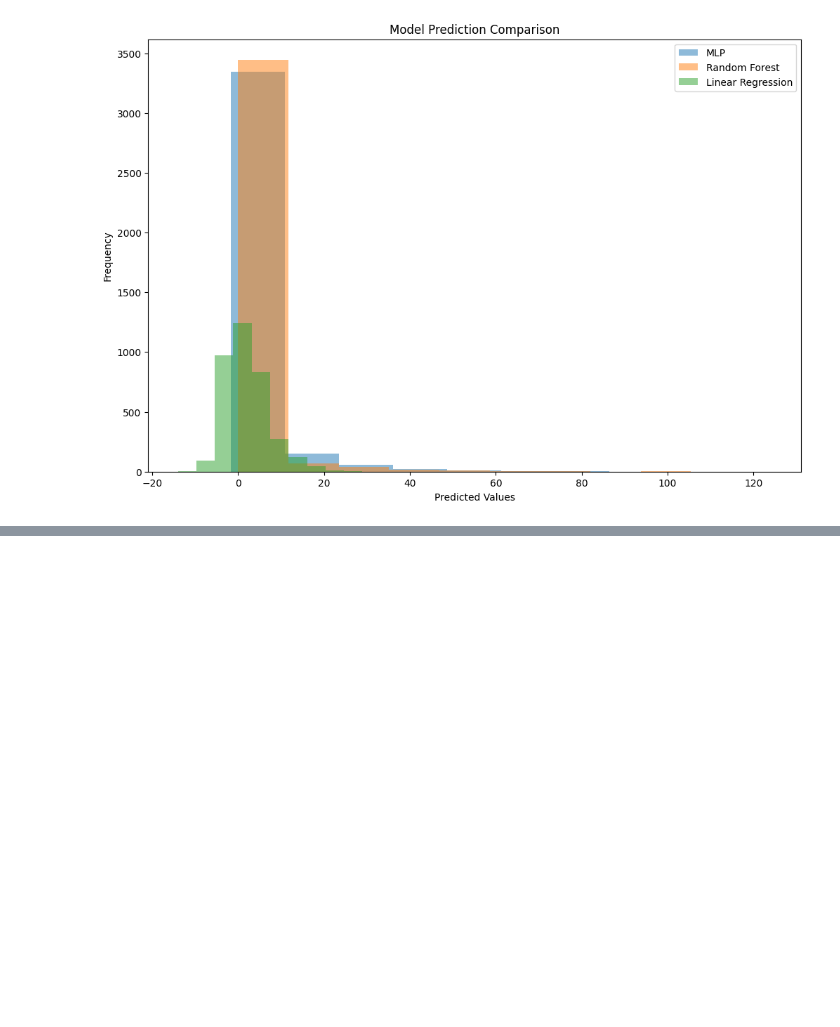
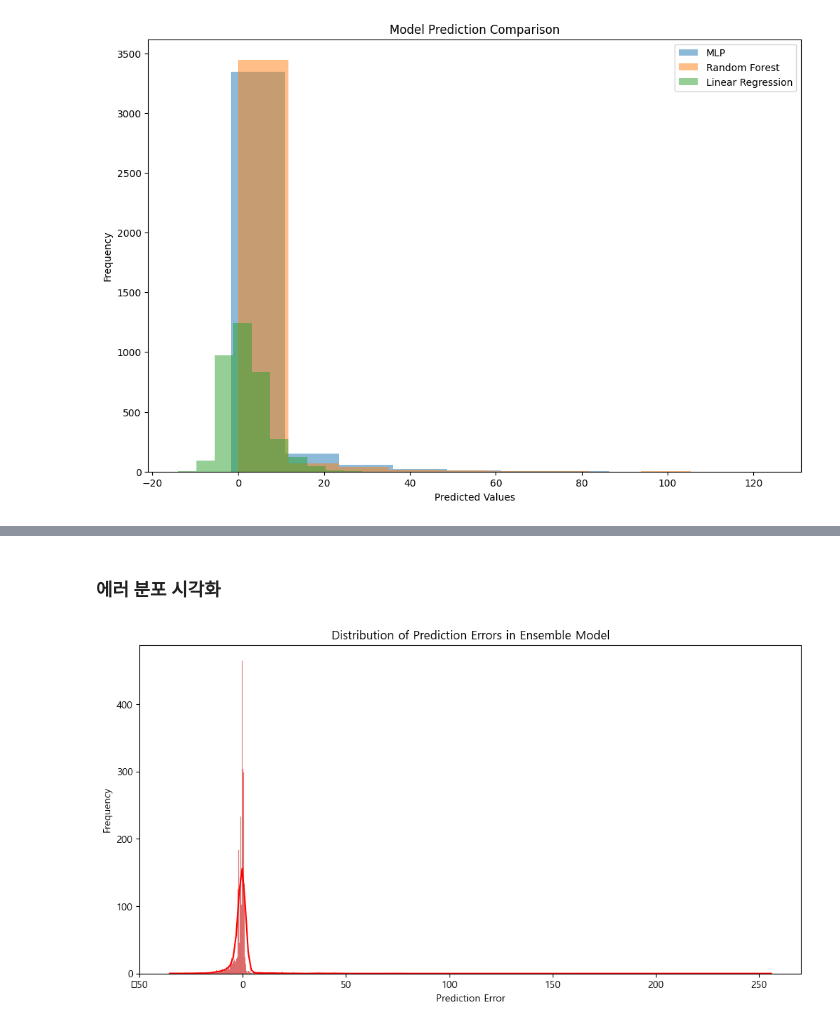
Before and after one commit to wonderfulawsome/Weather-Big-Data-Contest, a Jupyter notebook: angsangbeul.ipynb, the cells around one changed output, grey strips where cells are left out. Drawn from its saved outputs; the diff is of its cells as text; code cells hidden in the pictures; blank space fills up the shorter version.

```diff
--- a/angsangbeul.ipynb
+++ b/angsangbeul.ipynb
@@ -137,0 +236,13 @@ plt.show()
+# %% [markdown]
+### 에러 분포 시각화
+# %%
+errors = y_test.values - y_pred_ensemble
+
+plt.figure(figsize=(12, 6))
+sns.histplot(errors, kde=True, color='red')
+plt.title('Distribution of Prediction Errors in Ensemble Model')
+plt.xlabel('Prediction Error')
+plt.ylabel('Frequency')
+plt.show()
+# %% [output]
+[figure, added]
```
Also changed, not shown: parts of 11 cells of this notebook.
